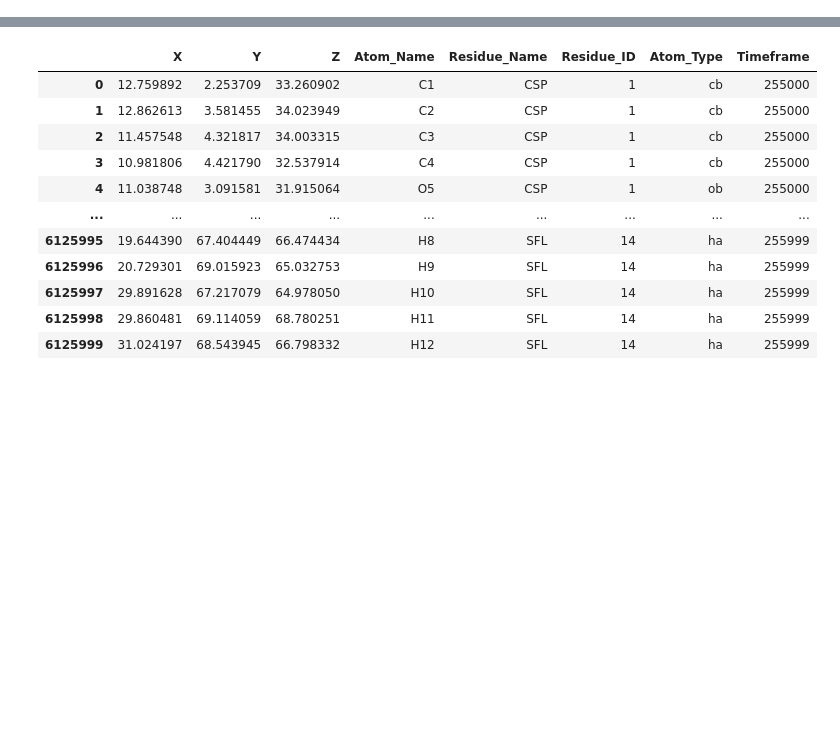
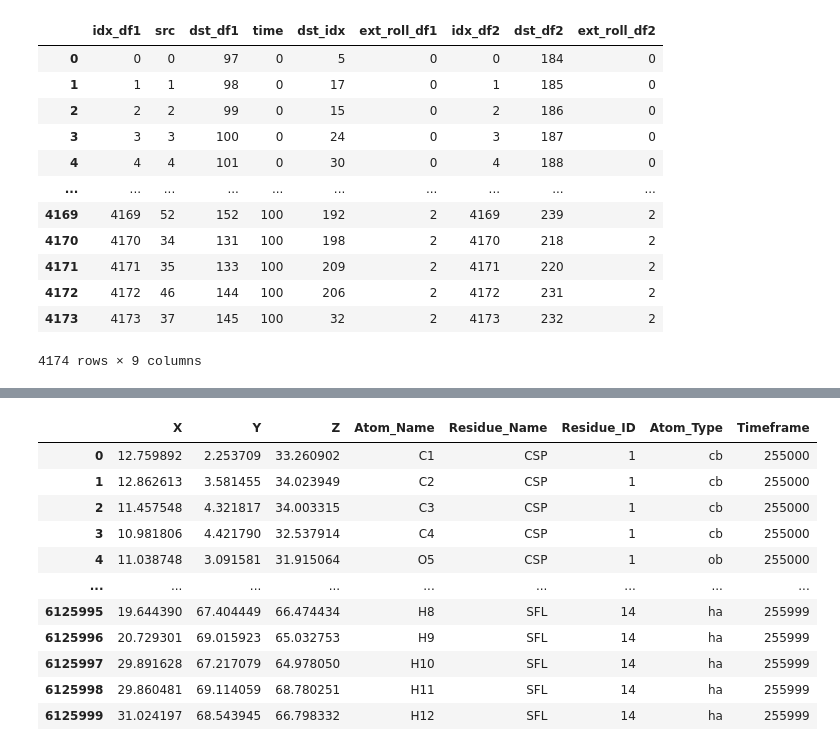
Before and after one commit to hasananowar/DLP, a Jupyter notebook: process_data.ipynb, the cells around one changed output, grey strips where cells are left out. Drawn from its saved outputs; the diff is of its cells as text; code cells hidden in the pictures; blank space fills up the shorter version.

```diff
--- a/process_data.ipynb
+++ b/process_data.ipynb
@@ -6,0 +42,20 @@ from sklearn.preprocessing import LabelEncoder
+# %%
+
+
+# Merge the two DataFrames on 'src' and 'time'
+df_merged = pd.merge(df1, df2, on=['src', 'time', 'dst_idx'], suffixes=('_df1', '_df2'))
+df_merged
+# %% [output]
+|  | idx_df1 | src | dst_df1 | time | dst_idx | ext_roll_df1 | idx_df2 | dst_df2 | ext_roll_df2 |
+| 0 | 0 | 0 | 97 | 0 | 5 | 0 | 0 | 184 | 0 |
+| 1 | 1 | 1 | 98 | 0 | 17 | 0 | 1 | 185 | 0 |
+| 2 | 2 | 2 | 99 | 0 | 15 | 0 | 2 | 186 | 0 |
+| 3 | 3 | 3 | 100 | 0 | 24 | 0 | 3 | 187 | 0 |
+| 4 | 4 | 4 | 101 | 0 | 30 | 0 | 4 | 188 | 0 |
+| ... | ... | ... | ... | ... | ... | ... | ... | ... | ... |
+| 4169 | 4169 | 52 | 152 | 100 | 192 | 2 | 4169 | 239 | 2 |
+| 4170 | 4170 | 34 | 131 | 100 | 198 | 2 | 4170 | 218 | 2 |
+| 4171 | 4171 | 35 | 133 | 100 | 209 | 2 | 4171 | 220 | 2 |
+| 4172 | 4172 | 46 | 144 | 100 | 206 | 2 | 4172 | 231 | 2 |
+| 4173 | 4173 | 37 | 145 | 100 | 32 | 2 | 4173 | 232 | 2 |
+4174 rows × 9 columns
```
Also changed, not shown: parts of 8 cells of this notebook, 6 other files.
